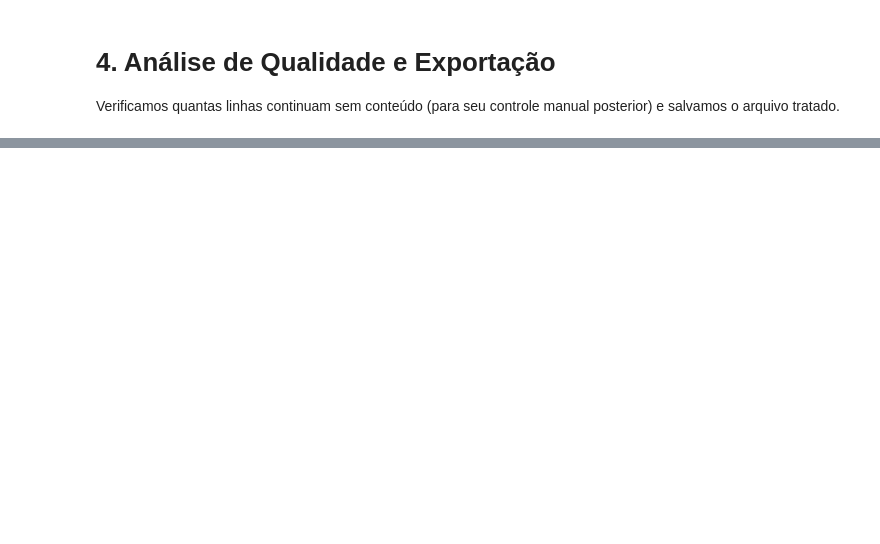
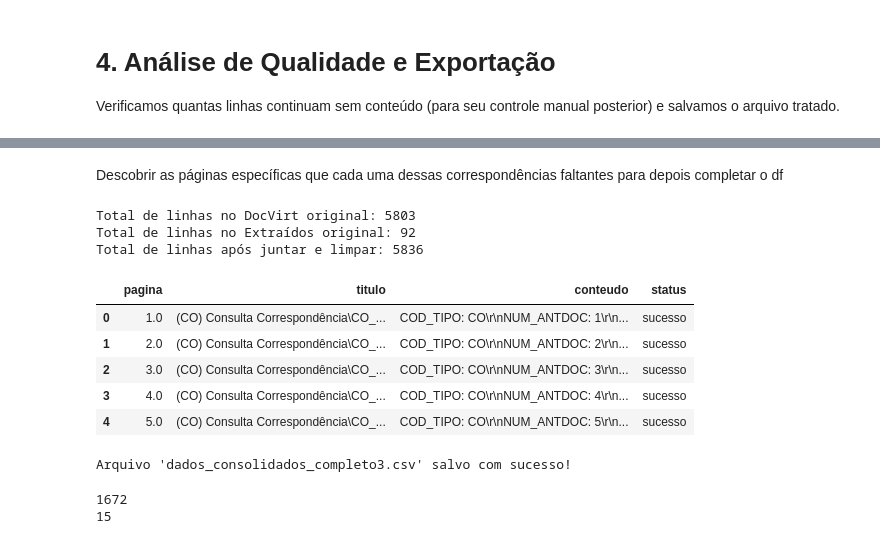
Before and after one commit to vrsmic/portinari-metadata, a Jupyter notebook: JuncaoTratamentoCSV.ipynb, the cells around one changed output, grey strips where cells are left out. Saved outputs shown, nothing was run; the diff lists cells and outputs as text; code cells hidden in the pictures; blank space fills up the shorter version.

```diff
--- a/JuncaoTratamentoCSV.ipynb
+++ b/JuncaoTratamentoCSV.ipynb
@@ -272,0 +383,70 @@ Arquivo 'dados_tratados_final.csv' gerado com sucesso!
+# %% [markdown]
+Descobrir as páginas específicas que cada uma dessas correspondências faltantes para depois completar o df
+# %%
+# carregar os arquivos
+# 'on_bad_lines' para pular linhas com erro se houver, e encoding utf-8
+df_docvirt = pd.read_csv('dados_consolidados_completo2.csv')
+df_extraidos = pd.read_csv('dados_extraidos3.csv')
+
+# ajustar 'dados_extraidos'
+# o arquivo extraído tem muitas colunas vazias no final, vamos pegar apenas as úteis
+cols_uteis = ['titulo', 'conteudo']
+df_extraidos = df_extraidos[cols_uteis].copy()
+
+# adicionar as colunas que faltam para ficar no padrão do docvirt
+# se não houver informação, deixamos como None (NaN) ou um texto padrão
+df_extraidos['pagina'] = None
+df_extraidos['status'] = 'extraido_novo' # Marcador para você saber a origem depois
+
+# reordenar as colunas do extraído para ficarem na mesma ordem do docvirt
+colunas_ordem = df_docvirt.columns.tolist()
+# garante que o df_extraidos tenha todas as colunas necessárias
+for col in colunas_ordem:
+    if col not in df_extraidos.columns:
+        df_extraidos[col] = None
+
+df_extraidos = df_extraidos[colunas_ordem]
+
+# juntar e completar
+# concatenamos os dois e colocamos o docvirt primeiro, pois ele parece mais completo (tem paginação)
+df_final = pd.concat([df_docvirt, df_extraidos], ignore_index=True)
+
+# remover duplicatas
+# se o mesmo 'titulo' existir nos dois, mantemos o primeiro (que veio do docvirt)
+# isso garante que completamos a lista sem criar linhas repetidas
+df_final = df_final.drop_duplicates(subset=['titulo'], keep='first')
+
+# visualziar e salvar
+print(f"Total de linhas no DocVirt original: {len(df_docvirt)}")
+print(f"Total de linhas no Extraídos original: {len(df_extraidos)}")
+print(f"Total de linhas após juntar e limpar: {len(df_final)}")
+
+# exibir as primeiras linhas
+display(df_final.head())
+
+# salva
+df_final.to_csv('dados_consolidados_completo3.csv', index=False)
+print("Arquivo 'dados_consolidados_completo3.csv' salvo com sucesso!")
+# %% [output]
+Total de linhas no DocVirt original: 5803
+Total de linhas no Extraídos original: 92
+Total de linhas após juntar e limpar: 5836
+|  | pagina | titulo | conteudo | status |
+| 0 | 1.0 | (CO) Consulta Correspondência\CO_... | COD_TIPO: CO\r\nNUM_ANTDOC: 1\r\n... | sucesso |
+| 1 | 2.0 | (CO) Consulta Correspondência\CO_... | COD_TIPO: CO\r\nNUM_ANTDOC: 2\r\n... | sucesso |
+| 2 | 3.0 | (CO) Consulta Correspondência\CO_... | COD_TIPO: CO\r\nNUM_ANTDOC: 3\r\n... | sucesso |
+| 3 | 4.0 | (CO) Consulta Correspondência\CO_... | COD_TIPO: CO\r\nNUM_ANTDOC: 4\r\n... | sucesso |
+| 4 | 5.0 | (CO) Consulta Correspondência\CO_... | COD_TIPO: CO\r\nNUM_ANTDOC: 5\r\n... | sucesso |
+Arquivo 'dados_consolidados_completo3.csv' salvo com sucesso!
+# %%
+df_parcial = pd.read_csv('dados_consolidados_completo3.csv')
+# quantidade de linhas com 'conteudo' vazio ou nulo
+n_vazios = df_parcial['conteudo'].isna().sum() + (df_parcial['conteudo'] == '').sum()
+print(n_vazios)
+
+# Contando quantos COD_TIPO: AP existem
+n_ap = df_parcial['conteudo'].fillna('').str.startswith('COD_TIPO: AP').sum()
+print(n_ap)
+# %% [output]
+1672
+15
```
Also changed, not shown: parts of 16 cells of this notebook.
